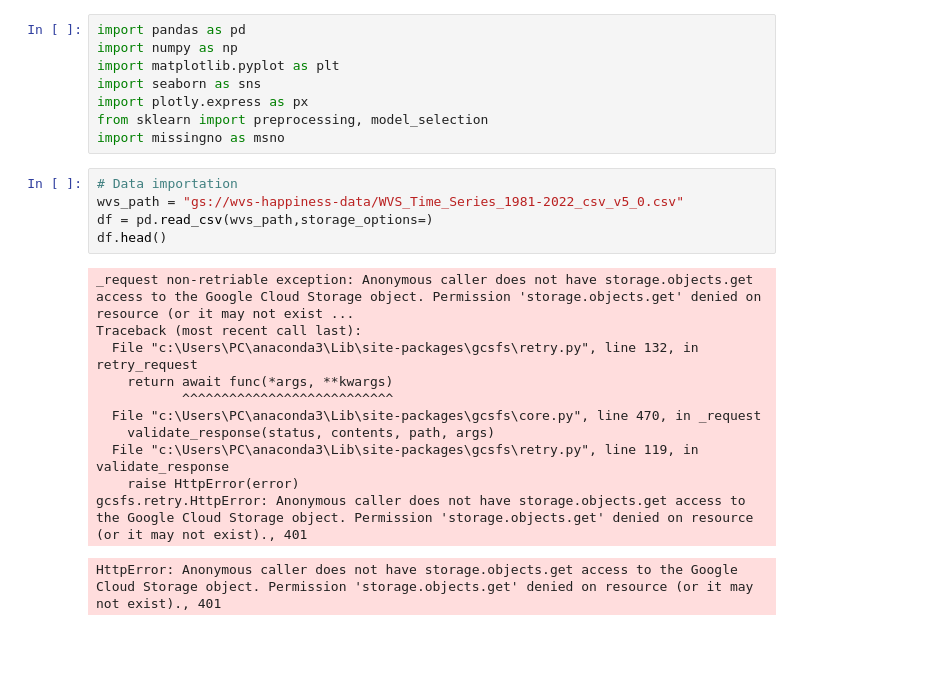
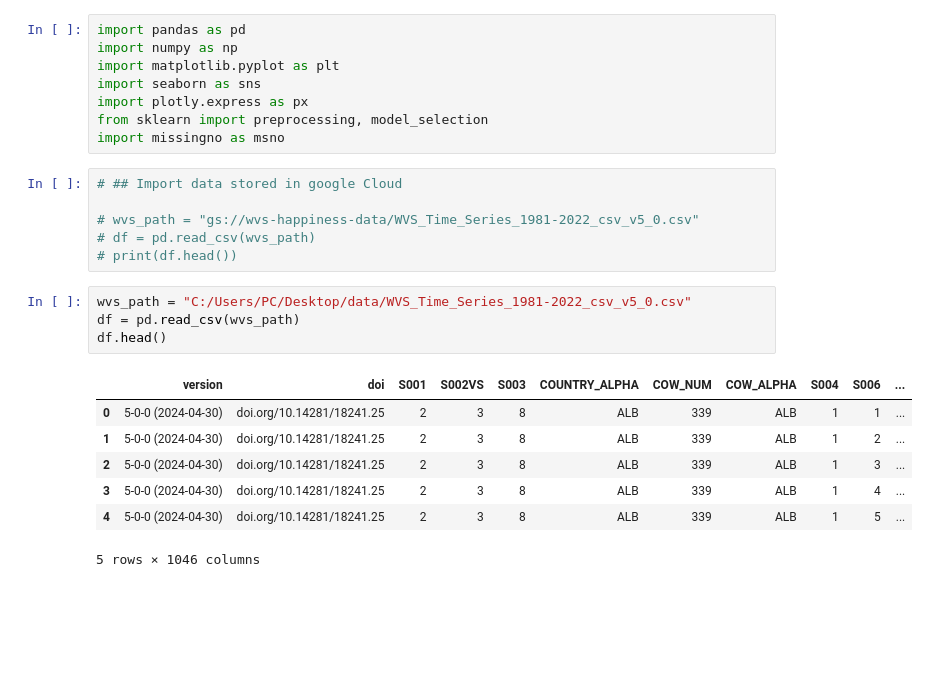
Before and after one commit to Maltouf25/Happiness-Analysis-Project, a Jupyter notebook: notebook1.ipynb, the cells around one changed output. Saved outputs shown, nothing was run; the diff lists cells and outputs as text; blank space fills up the shorter version.

```diff
--- a/notebook1.ipynb
+++ b/notebook1.ipynb
@@ -7,22 +7,23 @@ import plotly.express as px
 from sklearn import preprocessing, model_selection
 import missingno as msno
 # %%
-# Data importation
-wvs_path = "gs://wvs-happiness-data/WVS_Time_Series_1981-2022_csv_v5_0.csv"
-df = pd.read_csv(wvs_path,storage_options=)
-df.head()
+# ## Import data stored in google Cloud
+
+# wvs_path = "gs://wvs-happiness-data/WVS_Time_Series_1981-2022_csv_v5_0.csv"
+# df = pd.read_csv(wvs_path)
+# print(df.head())
-# %% [output]
-_request non-retriable exception: Anonymous caller does not have storage.objects.get access to the Google Cloud Storage object. Permission 'storage.objects.get' denied on resource (or it may not exist ...
-Traceback (most recent call last):
-  File "c:\Users\PC\anaconda3\Lib\site-packages\gcsfs\retry.py", line 132, in retry_request
-    return await func(*args, **kwargs)
-           ^^^^^^^^^^^^^^^^^^^^^^^^^^^
-  File "c:\Users\PC\anaconda3\Lib\site-packages\gcsfs\core.py", line 470, in _request
-    validate_response(status, contents, path, args)
-  File "c:\Users\PC\anaconda3\Lib\site-packages\gcsfs\retry.py", line 119, in validate_response
-    raise HttpError(error)
-gcsfs.retry.HttpError: Anonymous caller does not have storage.objects.get access to the Google Cloud Storage object. Permission 'storage.objects.get' denied on resource (or it may not exist)., 401
-HttpError: Anonymous caller does not have storage.objects.get access to the Google Cloud Storage object. Permission 'storage.objects.get' denied on resource (or it may not exist)., 401
+# %%
+wvs_path = "C:/Users/PC/Desktop/data/WVS_Time_Series_1981-2022_csv_v5_0.csv"
+df = pd.read_csv(wvs_path)
+df.head()
+# %% [output]
+|  | version | doi | S001 | S002VS | S003 | COUNTRY_ALPHA | COW_NUM | COW_ALPHA | S004 | S006 | ... |
+| 0 | 5-0-0 (2024-04-30) | doi.org/10.14281/18241.25 | 2 | 3 | 8 | ALB | 339 | ALB | 1 | 1 | ... |
+| 1 | 5-0-0 (2024-04-30) | doi.org/10.14281/18241.25 | 2 | 3 | 8 | ALB | 339 | ALB | 1 | 2 | ... |
+| 2 | 5-0-0 (2024-04-30) | doi.org/10.14281/18241.25 | 2 | 3 | 8 | ALB | 339 | ALB | 1 | 3 | ... |
+| 3 | 5-0-0 (2024-04-30) | doi.org/10.14281/18241.25 | 2 | 3 | 8 | ALB | 339 | ALB | 1 | 4 | ... |
+| 4 | 5-0-0 (2024-04-30) | doi.org/10.14281/18241.25 | 2 | 3 | 8 | ALB | 339 | ALB | 1 | 5 | ... |
+5 rows × 1046 columns
 # %% [markdown]
 ##
 # %% [markdown]
```
Also changed, not shown: parts of 18 cells of this notebook.
